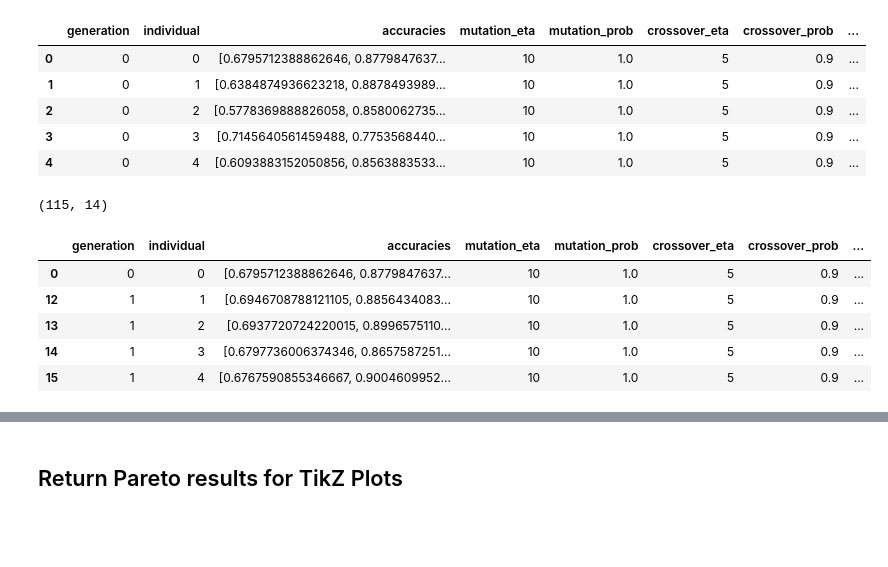
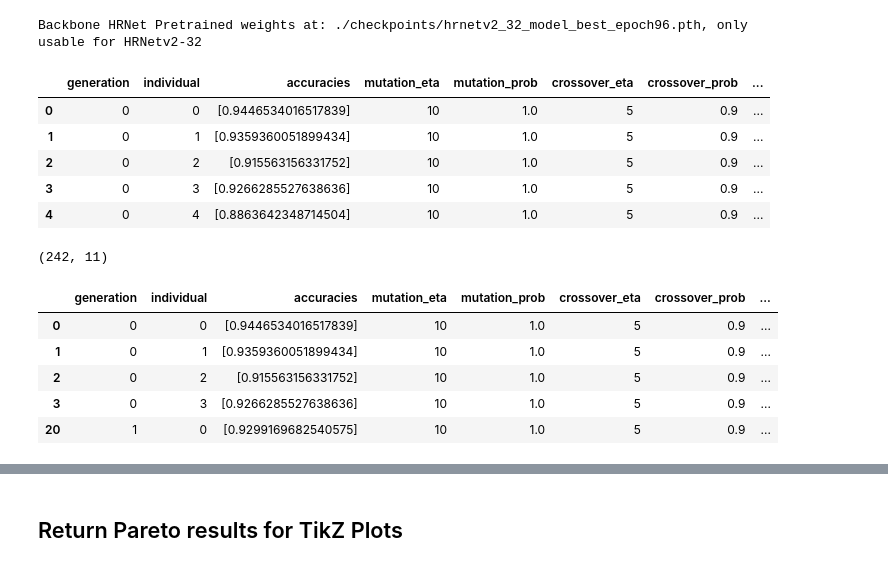
Before and after one commit to itiv-kit/dnn-model-exploration, a Jupyter notebook: evaluation_scripts/visualize_individuals.ipynb, the cells around one changed output, grey strips where cells are left out. Cells and saved outputs as stored; diff of their text form; code cells hidden in the pictures; blank space fills up the shorter version.

```diff
--- a/evaluation_scripts/visualize_individuals.ipynb
+++ b/evaluation_scripts/visualize_individuals.ipynb
@@ -6,48 +6,54 @@ sys.path.append("../model_explorer/third_party/yolop_det_seg")
 
 from model_explorer.result_handling.collect_results import collect_results
 # %%
-WORKLOAD = 'yolop'
+WORKLOAD = 'deeplab'
 
 if WORKLOAD == 'unet':
     results = collect_results('/home/oq4116/projekte/ai-hardware-accelerators/mixed-precision-dnns/results/expl_energy_aware_quant_problem_unet_david_2023-03-30_20-29.pkl')
 if WORKLOAD == 'yolop':
     results = collect_results('/home/oq4116/projekte/ai-hardware-accelerators/mixed-precision-dnns/results/energy_aware_yolop/expl_energy_aware_quant_problem_yolop_bdd100k_2023-03-30_13-53.pkl')
+if WORKLOAD == 'deeplab':
+    results = collect_results('/home/oq4116/projekte/ai-hardware-accelerators/mixed-precision-dnns/results/expl_energy_aware_quant_problem_deeplabv3_cityscapes_2023-04-05_19-57.pkl')
 
 dfin = results.to_dataframe()
 
 dfin.head()
 # %% [output]
+Backbone HRNet Pretrained weights at: ./checkpoints/hrnetv2_32_model_best_epoch96.pth, only usable for HRNetv2-32
 |  | generation | individual | accuracies | mutation_eta | mutation_prob | crossover_eta | crossover_prob | ... |
-| 0 | 0 | 0 | [0.6795712388862646, 0.8779847637... | 10 | 1.0 | 5 | 0.9 | ... |
-| 1 | 0 | 1 | [0.6384874936623218, 0.8878493989... | 10 | 1.0 | 5 | 0.9 | ... |
-| 2 | 0 | 2 | [0.5778369888826058, 0.8580062735... | 10 | 1.0 | 5 | 0.9 | ... |
-| 3 | 0 | 3 | [0.7145640561459488, 0.7753568440... | 10 | 1.0 | 5 | 0.9 | ... |
-| 4 | 0 | 4 | [0.6093883152050856, 0.8563883533... | 10 | 1.0 | 5 | 0.9 | ... |
+| 0 | 0 | 0 | [0.9446534016517839] | 10 | 1.0 | 5 | 0.9 | ... |
+| 1 | 0 | 1 | [0.9359360051899434] | 10 | 1.0 | 5 | 0.9 | ... |
+| 2 | 0 | 2 | [0.915563156331752] | 10 | 1.0 | 5 | 0.9 | ... |
+| 3 | 0 | 3 | [0.9266285527638636] | 10 | 1.0 | 5 | 0.9 | ... |
+| 4 | 0 | 4 | [0.8863642348714504] | 10 | 1.0 | 5 | 0.9 | ... |
 # %%
 def prepare(df):
     if WORKLOAD == 'yolop':
         df[['acc_ll','acc_da','acc_det']] = pd.DataFrame(df.accuracies.tolist(), index=df.index)
         df = df[df['acc_ll'] > results.accuracy_limit[0]]
         df = df[df['acc_da'] > results.accuracy_limit[1]]
         df = df[df['acc_det'] > results.accuracy_limit[2]]
         df['combined'] = df['acc_ll'] / max(df['acc_ll']) + df['acc_da'] / max(df['acc_da']) + df['acc_det'] / max(df['acc_det'])
     if WORKLOAD == 'unet':
         df[['acc_miou']] = pd.DataFrame(df.accuracies.tolist(), index=df.index)
         df = df[df['acc_miou'] > results.accuracy_limit]
+    if WORKLOAD == 'deeplab':
+        df[['acc_pixel']] = pd.DataFrame(df.accuracies.tolist(), index=df.index)
+        df = df[df['acc_pixel'] > results.accuracy_limit]
 
     return df
 
 df_prep = prepare(dfin)
 print(df_prep.shape)
 df_prep.head()
 # %% [output]
-(115, 14)
+(242, 11)
 |  | generation | individual | accuracies | mutation_eta | mutation_prob | crossover_eta | crossover_prob | ... |
-| 0 | 0 | 0 | [0.6795712388862646, 0.8779847637... | 10 | 1.0 | 5 | 0.9 | ... |
-| 12 | 1 | 1 | [0.6946708788121105, 0.8856434083... | 10 | 1.0 | 5 | 0.9 | ... |
-| 13 | 1 | 2 | [0.6937720724220015, 0.8996575110... | 10 | 1.0 | 5 | 0.9 | ... |
-| 14 | 1 | 3 | [0.6797736006374346, 0.8657587251... | 10 | 1.0 | 5 | 0.9 | ... |
-| 15 | 1 | 4 | [0.6767590855346667, 0.9004609952... | 10 | 1.0 | 5 | 0.9 | ... |
+| 0 | 0 | 0 | [0.9446534016517839] | 10 | 1.0 | 5 | 0.9 | ... |
+| 1 | 0 | 1 | [0.9359360051899434] | 10 | 1.0 | 5 | 0.9 | ... |
+| 2 | 0 | 2 | [0.915563156331752] | 10 | 1.0 | 5 | 0.9 | ... |
+| 3 | 0 | 3 | [0.9266285527638636] | 10 | 1.0 | 5 | 0.9 | ... |
+| 20 | 1 | 0 | [0.9299169682540575] | 10 | 1.0 | 5 | 0.9 | ... |
 # %%
 if WORKLOAD == 'yolop':
     x_idx = 'combined'
```
Also changed, not shown: parts of 2 cells of this notebook, 7 other files.
